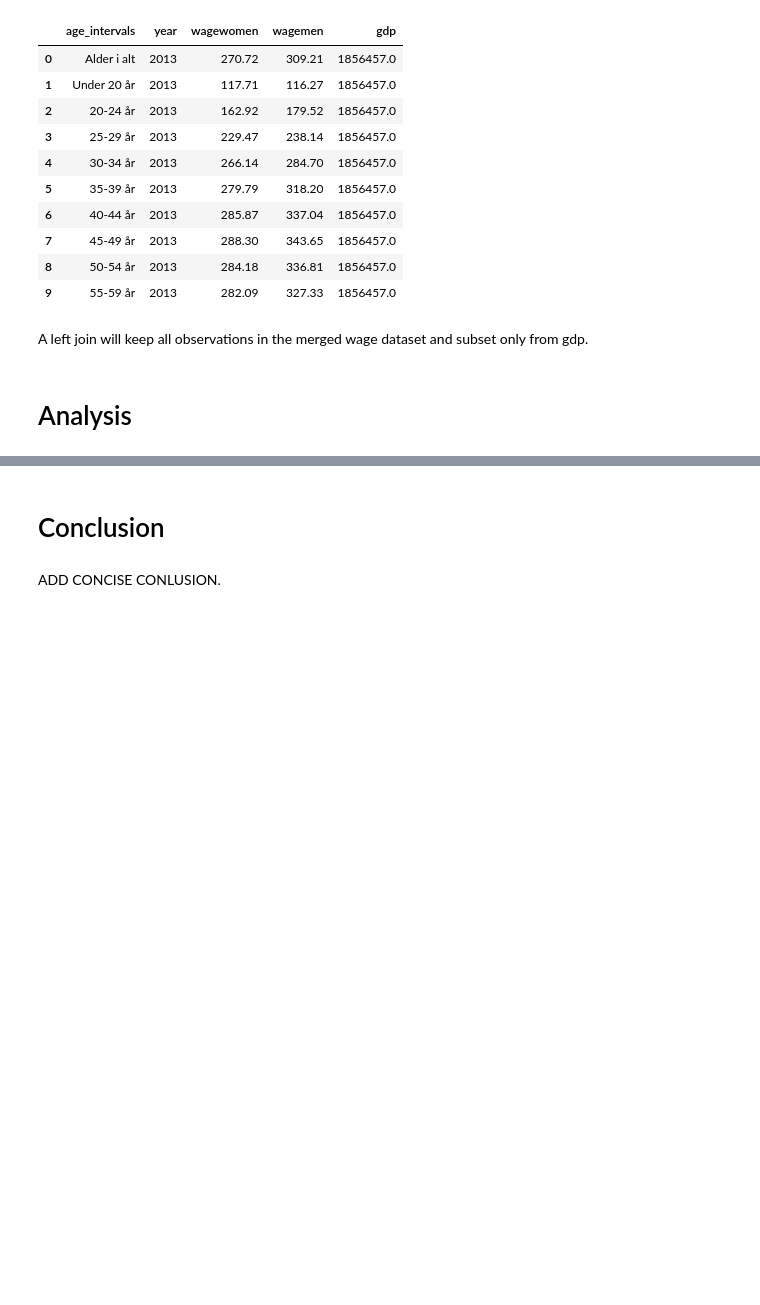
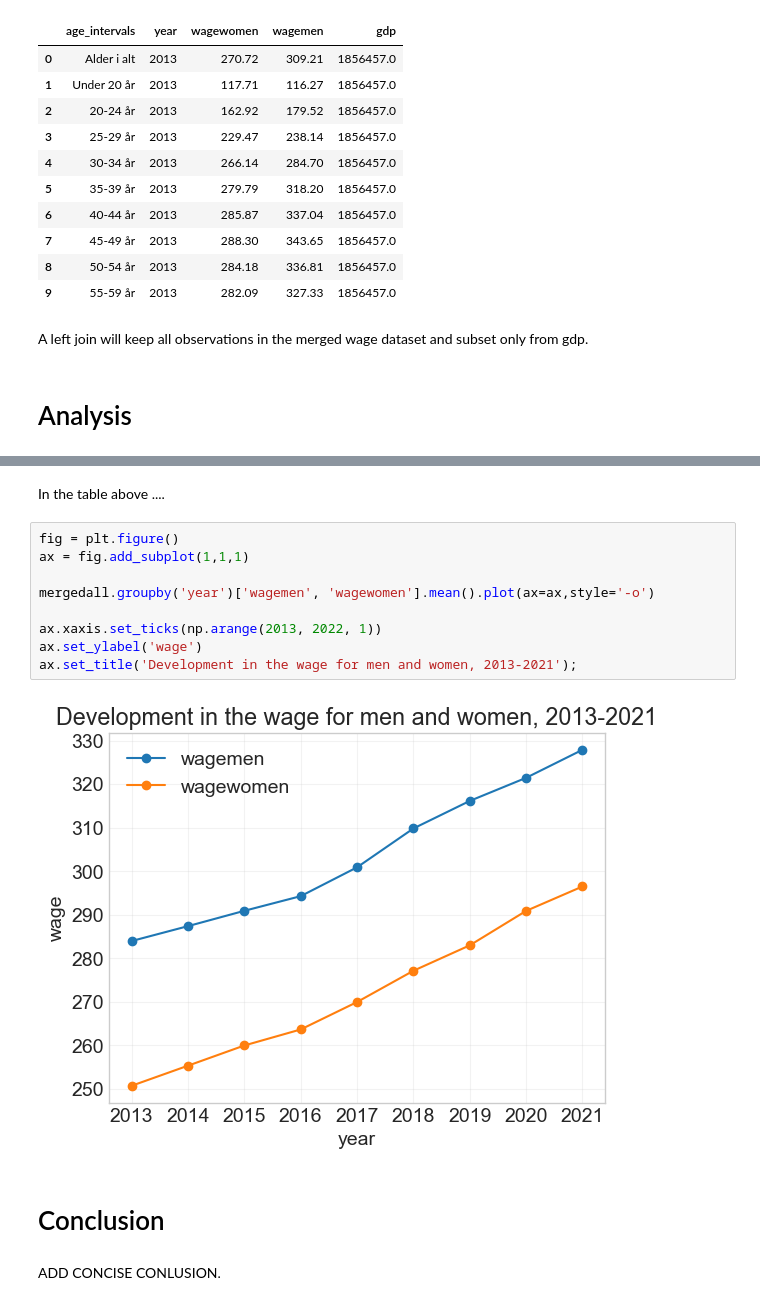
Before and after one commit to NumEconCopenhagen/projects-2023-julie-ida-ida, a Jupyter notebook: dataproject/dataproject.ipynb, the cells around one changed output, grey strips where cells are left out. Cells and saved outputs as stored; diff of their text form; blank space fills up the shorter version.

```diff
--- a/dataproject/dataproject.ipynb
+++ b/dataproject/dataproject.ipynb
@@ -310,3 +338,16 @@ MAKE FURTHER ANALYSIS. EXPLAIN THE CODE BRIEFLY AND SUMMARIZE THE RESULTS.
+# %% [markdown]
+In the table above ....
+# %%
+fig = plt.figure()
+ax = fig.add_subplot(1,1,1)
+
+mergedall.groupby('year')['wagemen', 'wagewomen'].mean().plot(ax=ax,style='-o')
+
+ax.xaxis.set_ticks(np.arange(2013, 2022, 1))
+ax.set_ylabel('wage')
+ax.set_title('Development in the wage for men and women, 2013-2021');
+# %% [output]
+[figure, added]
 # %% [markdown]
 # Conclusion
 # %% [markdown]
```
Also changed, not shown: parts of 11 cells of this notebook.
